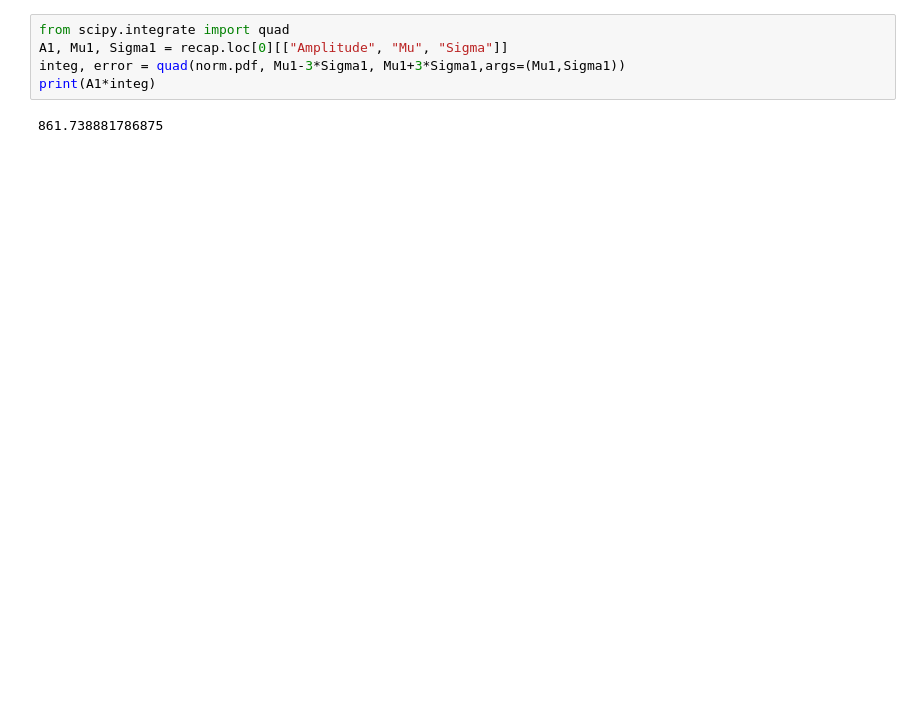
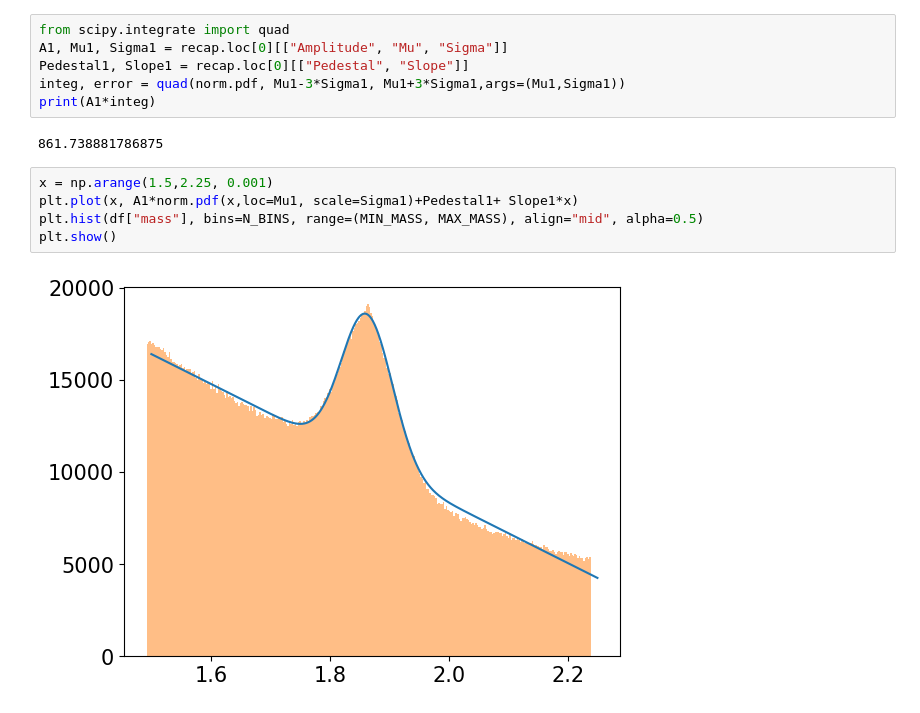
Before and after one commit to LeoPi314/LCPB_Project, a Jupyter notebook: D0-Counting.ipynb, the cells around one changed output. Cells and saved outputs as stored; diff of their text form; blank space fills up the shorter version.

```diff
--- a/D0-Counting.ipynb
+++ b/D0-Counting.ipynb
@@ -178,7 +181,15 @@ recap
 # %%
 from scipy.integrate import quad
 A1, Mu1, Sigma1 = recap.loc[0][["Amplitude", "Mu", "Sigma"]]
+Pedestal1, Slope1 = recap.loc[0][["Pedestal", "Slope"]]
 integ, error = quad(norm.pdf, Mu1-3*Sigma1, Mu1+3*Sigma1,args=(Mu1,Sigma1))
 print(A1*integ)
 # %% [output]
 861.738881786875
+# %%
+x = np.arange(1.5,2.25, 0.001)
+plt.plot(x, A1*norm.pdf(x,loc=Mu1, scale=Sigma1)+Pedestal1+ Slope1*x)
+plt.hist(df["mass"], bins=N_BINS, range=(MIN_MASS, MAX_MASS), align="mid", alpha=0.5)
+plt.show()
+# %% [output]
+[figure, added]
```
Also changed, not shown: parts of 3 cells of this notebook.
